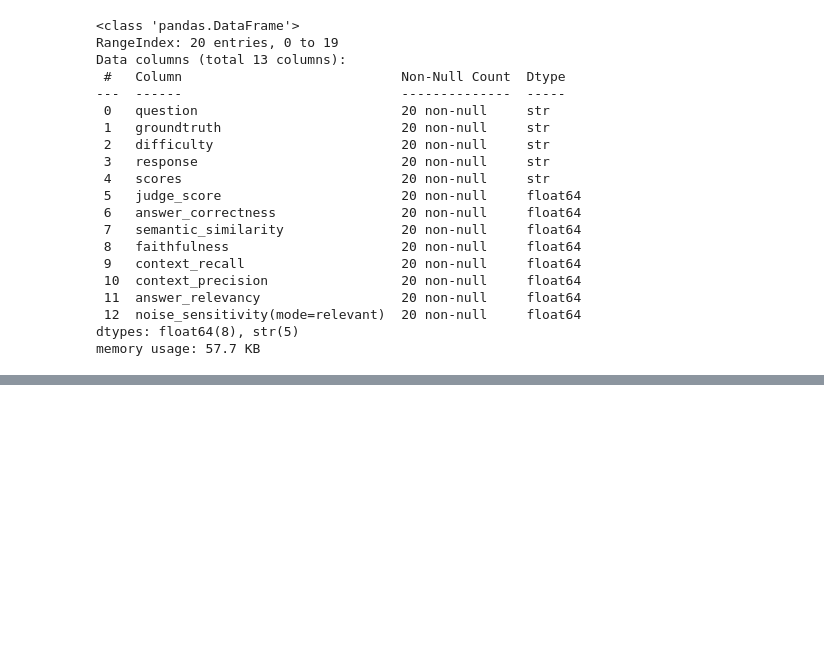
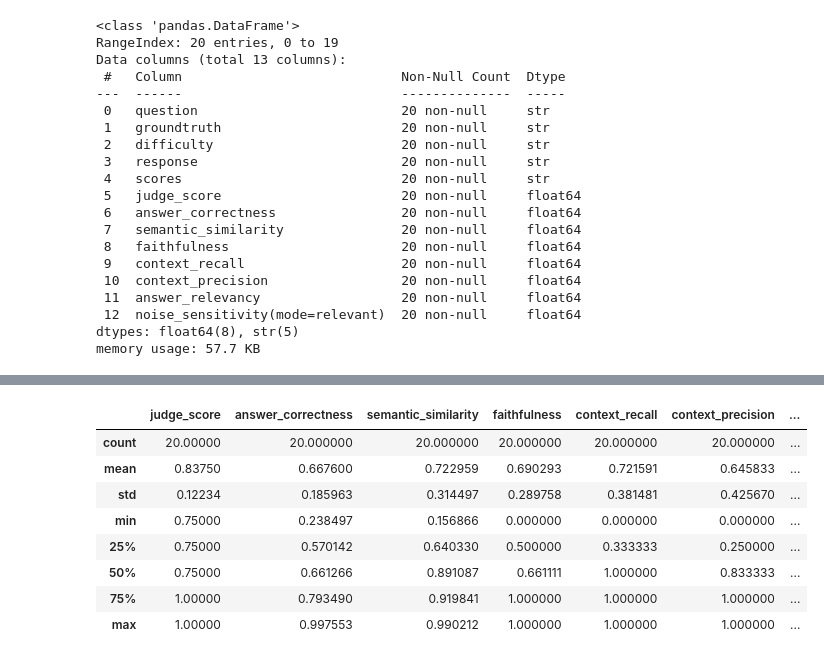
Before and after one commit to GbriRci/Test-end-to-end-su-LLM-con-RAG, a Jupyter notebook: reading_CSV.ipynb, the cells around one changed output, grey strips where cells are left out. Cells and saved outputs as stored; diff of their text form; code cells hidden in the pictures; blank space fills up the shorter version.

```diff
--- a/reading_CSV.ipynb
+++ b/reading_CSV.ipynb
@@ -107,0 +161,2 @@ memory usage: 57.7 KB
+# %%
+df = pd.read_csv("./FINALE_reranking_eval.csv")
@@ -107,0 +168,3 @@ memory usage: 57.7 KB
+# %%
+df_2 = pd.read_csv("./NS_risultati_eval_reranking.csv")
+df_2.info()
@@ -107,0 +192,13 @@ memory usage: 57.7 KB
+# %%
+df_finale = df.copy()
+df_finale["noise_sensitivity(mode=relevant)"] = df_2["noise_sensitivity(mode=relevant)"]
+# df_finale["answer_relevancy"] = df_2["answer_relevancy"]
+colonne_desiderate = [
+    "question", "groundtruth", "difficulty", "response", "scores", "sources_before_reranking",
+    "sources_after_reranking","judge_score", "answer_correctness", "semantic_similarity", "faithfulness",
+    "context_recall","context_precision", "answer_relevancy", "noise_sensitivity(mode=relevant)"
+    # , "noise_sensitivity(mode=relevant)"
+]
+df_finale = df_finale[colonne_desiderate]
+df_finale.to_csv("./evalutation_reranking_eval.csv", index=False)
+df_finale.info()
@@ -107,0 +223,12 @@ memory usage: 57.7 KB
+# %%
+df_finale.describe()
+# %% [output]
+|  | judge_score | answer_correctness | semantic_similarity | faithfulness | context_recall | context_precision | ... |
+| count | 20.00000 | 20.000000 | 20.000000 | 20.000000 | 20.000000 | 20.000000 | ... |
+| mean | 0.83750 | 0.667600 | 0.722959 | 0.690293 | 0.721591 | 0.645833 | ... |
+| std | 0.12234 | 0.185963 | 0.314497 | 0.289758 | 0.381481 | 0.425670 | ... |
+| min | 0.75000 | 0.238497 | 0.156866 | 0.000000 | 0.000000 | 0.000000 | ... |
+| 25% | 0.75000 | 0.570142 | 0.640330 | 0.500000 | 0.333333 | 0.250000 | ... |
+| 50% | 0.75000 | 0.661266 | 0.891087 | 0.661111 | 1.000000 | 0.833333 | ... |
+| 75% | 1.00000 | 0.793490 | 0.919841 | 1.000000 | 1.000000 | 1.000000 | ... |
+| max | 1.00000 | 0.997553 | 0.990212 | 1.000000 | 1.000000 | 1.000000 | ... |
```
Also changed, not shown: parts of 15 cells of this notebook, 6 other files.
